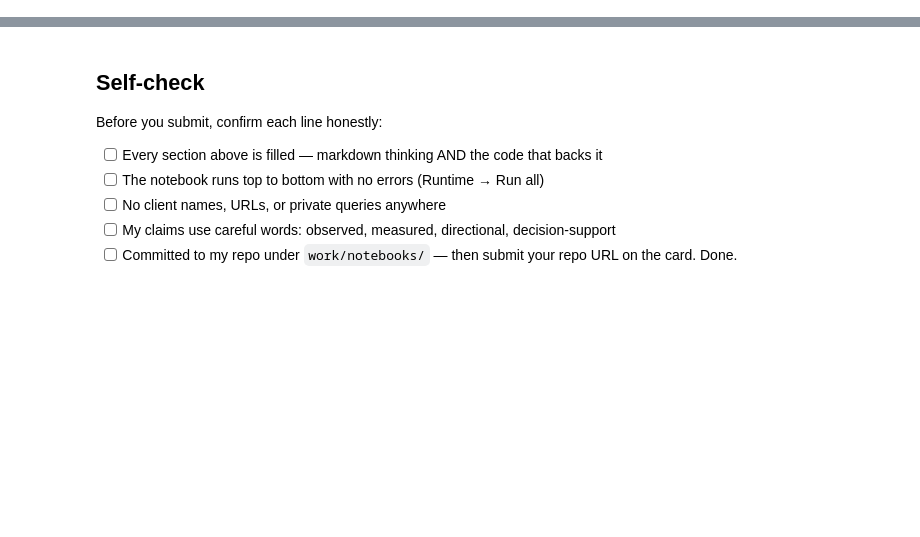
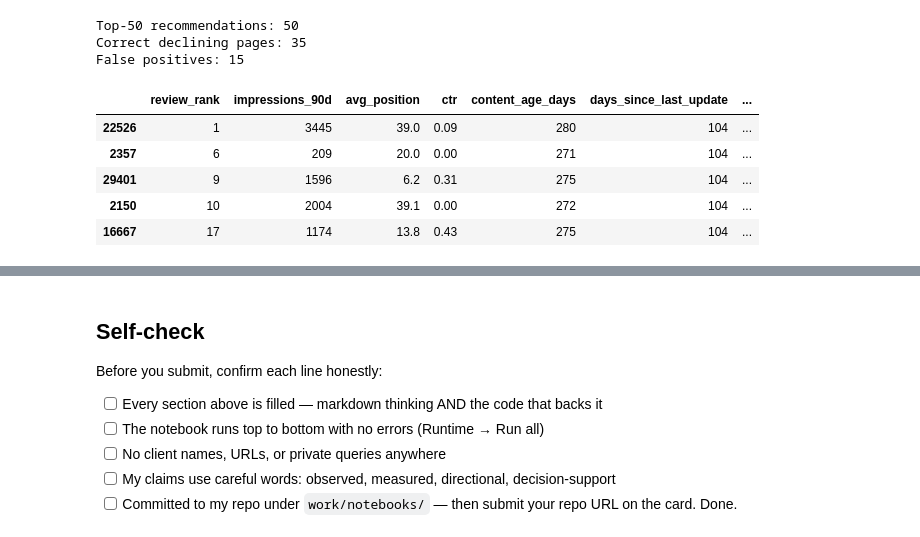
Before and after one commit to Ladinski/flyrank-ml-internship, a Jupyter notebook: work/notebooks/w06_validation_audit.ipynb, the cells around one changed output, grey strips where cells are left out. Drawn from its saved outputs; the diff is of its cells as text; code cells hidden in the pictures; blank space fills up the shorter version.

Commit message:
Complete ML-09 validation audit, leakage checks, and research claim review

```diff
--- a/work/notebooks/w06_validation_audit.ipynb
+++ b/work/notebooks/w06_validation_audit.ipynb
@@ -33,0 +357,74 @@ This skeleton is yours to fill. Work the sections **in order** — each one has
+# %%
+
+from sklearn.pipeline import make_pipeline
+from sklearn.impute import SimpleImputer
+from sklearn.ensemble import RandomForestClassifier
+
+# Refit the Week 5 model on the grouped training split
+audit_model = make_pipeline(
+    SimpleImputer(strategy="median"),
+    RandomForestClassifier(
+        n_estimators=200,
+        min_samples_leaf=5,
+        random_state=42,
+        n_jobs=-1
+    )
+)
+
+audit_model.fit(
+    df.iloc[group_train][feature_cols],
+    df.iloc[group_train]["is_declining_label"]
+)
+
+# Predict on unseen clients
+audit_test = df.iloc[group_test].copy()
+
+audit_test["predicted_risk"] = audit_model.predict_proba(
+    audit_test[feature_cols]
+)[:, 1]
+
+# Rank by predicted decline risk
+audit_test = audit_test.sort_values(
+    "predicted_risk",
+    ascending=False,
+    kind="stable"
+).copy()
+
+audit_test["review_rank"] = np.arange(
+    1, len(audit_test) + 1
+)
+
+# Find false positives among the top 50
+top50 = audit_test.head(50)
+
+false_positives = top50[
+    top50["is_declining_label"] == 0
+]
+
+print("Top-50 recommendations:", len(top50))
+print("Correct declining pages:",
+      (top50["is_declining_label"] == 1).sum())
+print("False positives:", len(false_positives))
+
+# Show five real failure examples without identifiers
+display(false_positives[
+    [
+        "review_rank",
+        "impressions_90d",
+        "avg_position",
+        "ctr",
+        "content_age_days",
+        "days_since_last_update",
+        "predicted_risk"
+    ]
+].head(5).round(3))
+# %% [output]
+Top-50 recommendations: 50
+Correct declining pages: 35
+False positives: 15
+|  | review_rank | impressions_90d | avg_position | ctr | content_age_days | days_since_last_update | ... |
+| 22526 | 1 | 3445 | 39.0 | 0.09 | 280 | 104 | ... |
+| 2357 | 6 | 209 | 20.0 | 0.00 | 271 | 104 | ... |
+| 29401 | 9 | 1596 | 6.2 | 0.31 | 275 | 104 | ... |
+| 2150 | 10 | 2004 | 39.1 | 0.00 | 272 | 104 | ... |
+| 16667 | 17 | 1174 | 13.8 | 0.43 | 275 | 104 | ... |
```
Also changed, not shown: parts of 13 cells of this notebook.
